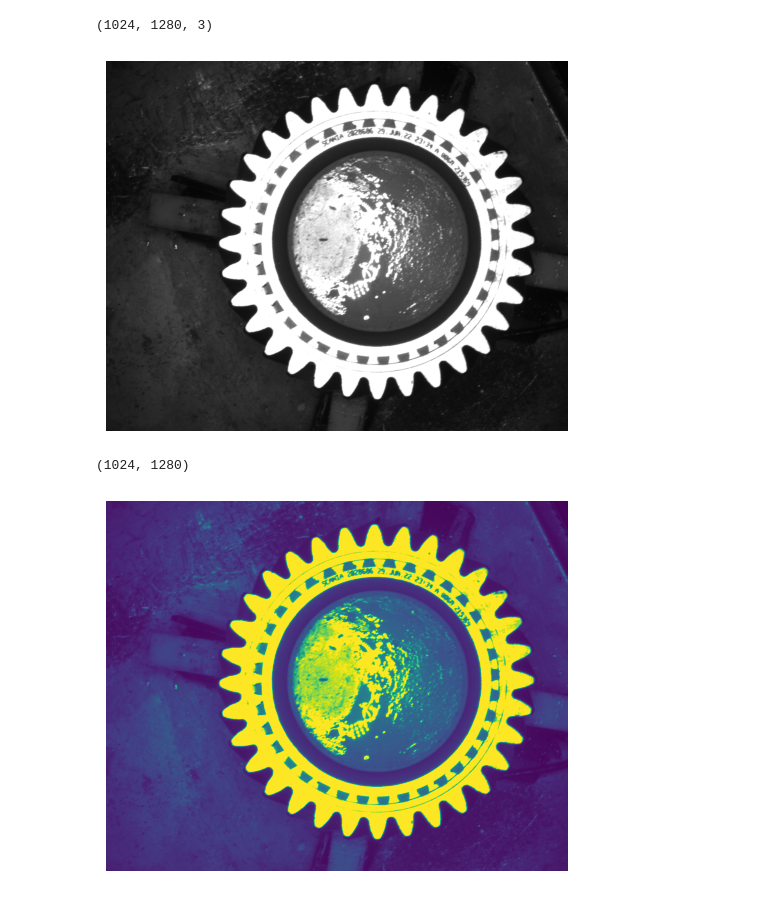
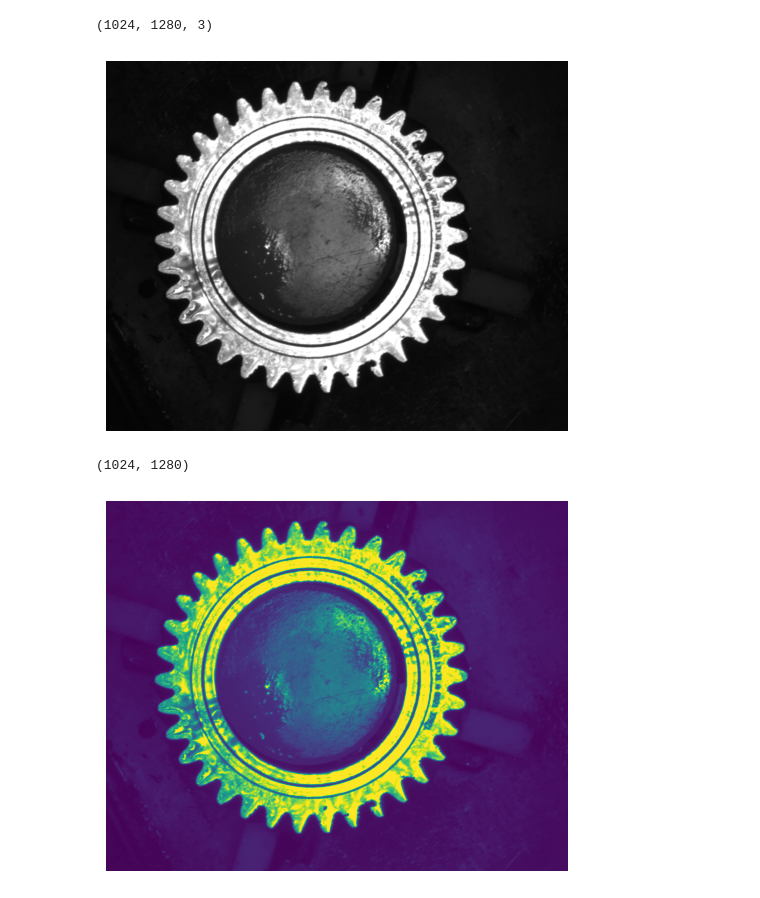
Before and after one commit to FranFer03/Vision_Artificial, a Jupyter notebook: Tutoriales/Engranaje/gear_detection copy.ipynb, the cells around one changed output. Cells and saved outputs as stored; diff of their text form; code cells hidden in the pictures.

```diff
--- a/Tutoriales/Engranaje/gear_detection copy.ipynb
+++ b/Tutoriales/Engranaje/gear_detection copy.ipynb
@@ -10,13 +32,13 @@ def plot_image(img):
 # %%
-img = cv2.imread("Engranaje.bmp")
+img = cv2.imread("ERROR/E1476208-5.bmp")
 img2 = img.copy()
 plot_image(img)
 # %% [output]
 (1024, 1280, 3)
-[figure, old version]
+[figure, new version]
 # %%
 gray = cv2.cvtColor(img,cv2.COLOR_BGR2GRAY)
 plot_image(gray)
 # %% [output]
 (1024, 1280)
-[figure, old version]
+[figure, new version]
```
Also changed, not shown: parts of 9 cells of this notebook.
